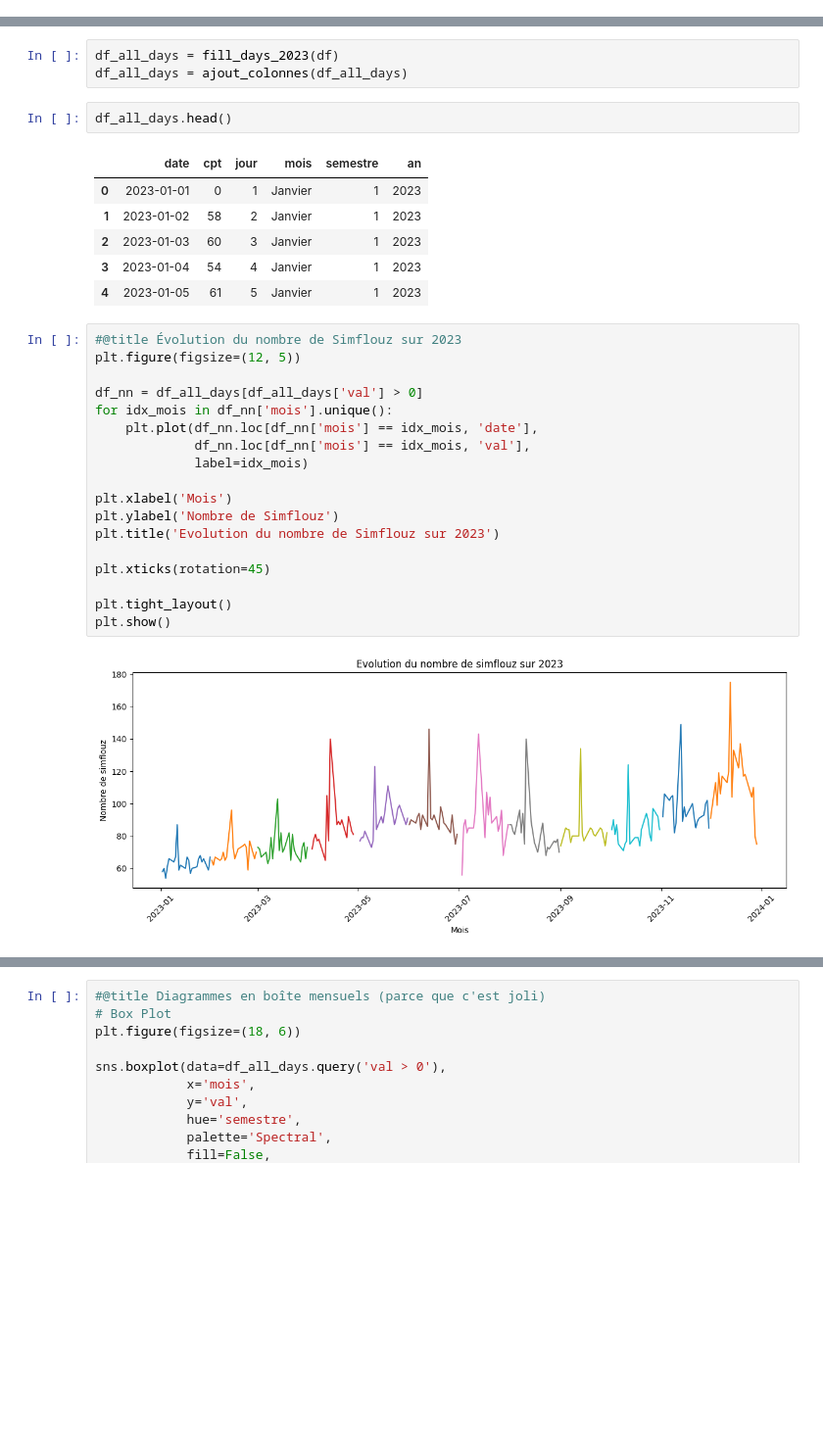
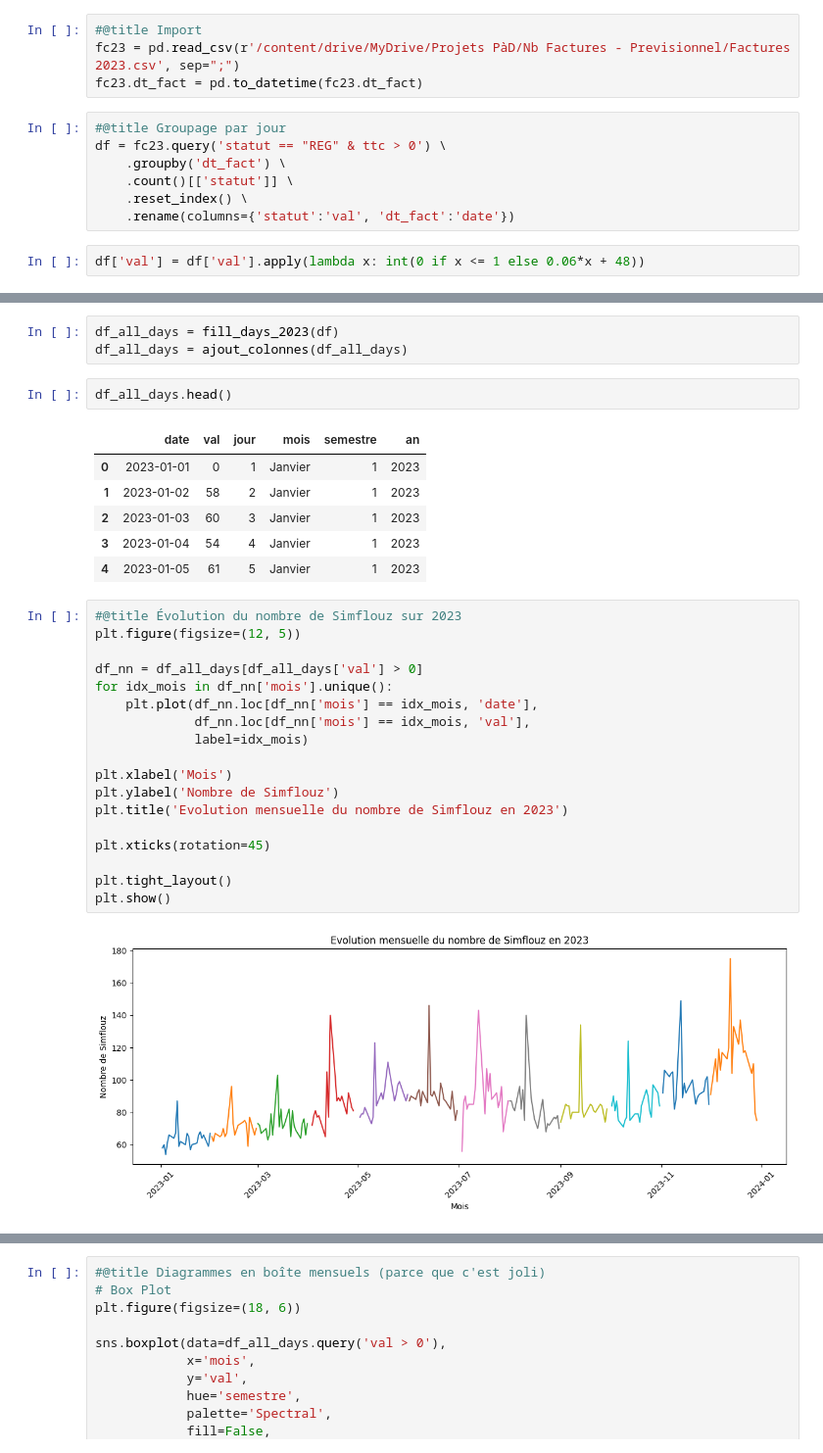
Before and after one commit to timopaquereau/Calendrier-thermique, a Jupyter notebook: Calendrier_thermique.ipynb, the cells around one changed output, grey strips where cells are left out. Shown: that part at 98% size. Cells and saved outputs as stored; diff of their text form; blank space fills up the shorter version.

```diff
--- a/Calendrier_thermique.ipynb
+++ b/Calendrier_thermique.ipynb
@@ -19,3 +45,16 @@ import pandas as pd
 import seaborn as sns
 import matplotlib.pyplot as plt
 from matplotlib.colors import LinearSegmentedColormap
+# %%
+#@title Import
+fc23 = pd.read_csv(r'/content/drive/MyDrive/Projets PàD/Nb Factures - Previsionnel/Factures 2023.csv', sep=";")
+fc23.dt_fact = pd.to_datetime(fc23.dt_fact)
+# %%
+#@title Groupage par jour
+df = fc23.query('statut == "REG" & ttc > 0') \
+    .groupby('dt_fact') \
+    .count()[['statut']] \
+    .reset_index() \
+    .rename(columns={'statut':'val', 'dt_fact':'date'})
+# %%
+df['val'] = df['val'].apply(lambda x: int(0 if x <= 1 else 0.06*x + 48))
@@ -77,7 +131,7 @@ df_all_days = ajout_colonnes(df_all_days)
 # %%
 df_all_days.head()
 # %% [output]
-|  | date | cpt | jour | mois | semestre | an |
+|  | date | val | jour | mois | semestre | an |
 | 0 | 2023-01-01 | 0 | 1 | Janvier | 1 | 2023 |
 | 1 | 2023-01-02 | 58 | 2 | Janvier | 1 | 2023 |
 | 2 | 2023-01-03 | 60 | 3 | Janvier | 1 | 2023 |
@@ -86,20 +140,20 @@ df_all_days.head()
 # %%
 #@title Évolution du nombre de Simflouz sur 2023
 plt.figure(figsize=(12, 5))
 
 df_nn = df_all_days[df_all_days['val'] > 0]
 for idx_mois in df_nn['mois'].unique():
     plt.plot(df_nn.loc[df_nn['mois'] == idx_mois, 'date'],
              df_nn.loc[df_nn['mois'] == idx_mois, 'val'],
              label=idx_mois)
 
 plt.xlabel('Mois')
 plt.ylabel('Nombre de Simflouz')
-plt.title('Evolution du nombre de Simflouz sur 2023')
+plt.title('Evolution mensuelle du nombre de Simflouz en 2023')
 
 plt.xticks(rotation=45)
 
 plt.tight_layout()
 plt.show()
 # %% [output]
-[figure, old version]
+[figure, new version]
```
Also changed, not shown: parts of 14 cells of this notebook.
